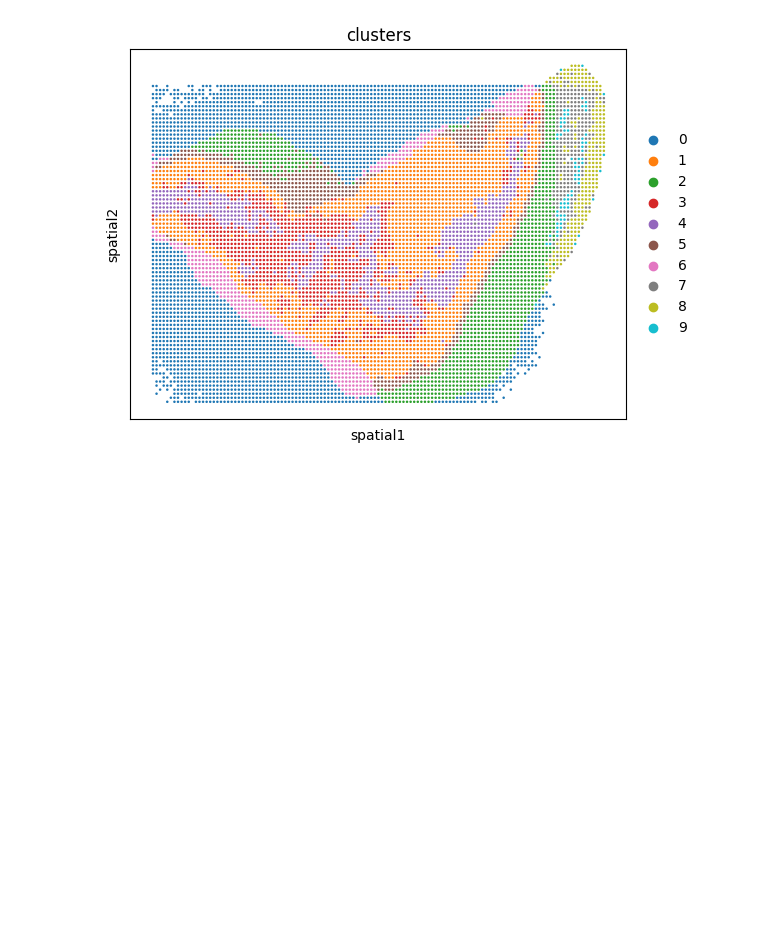
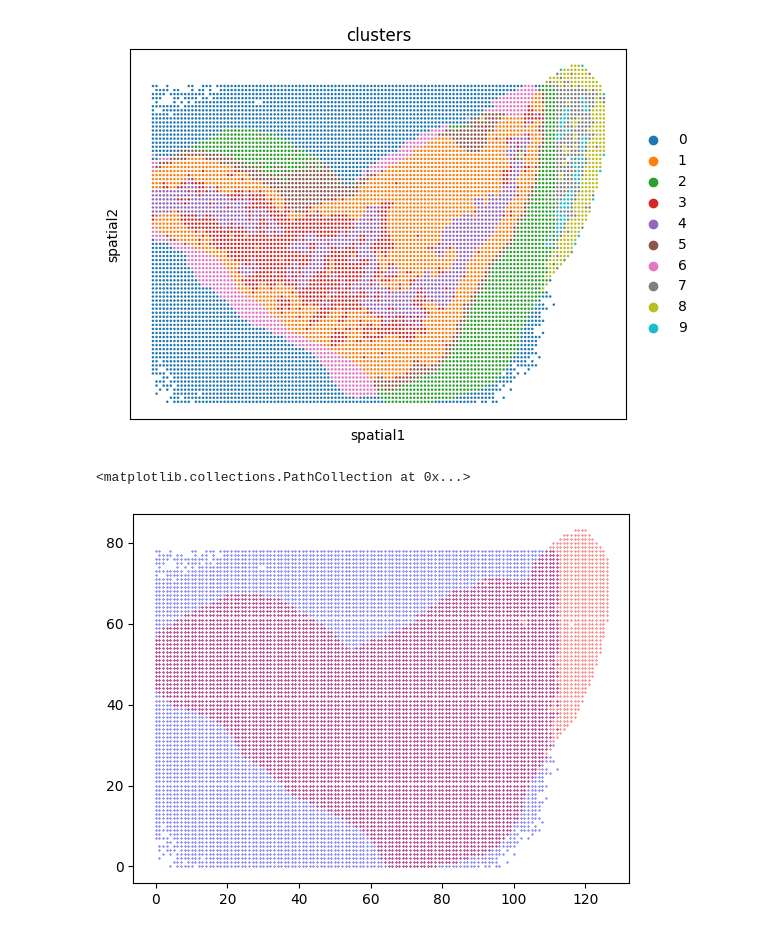
Before and after one commit to cb11711211/sc_st_attention_integration, a Jupyter notebook: pot_fuse_prot_rna.ipynb, the cells around one changed output. Saved outputs shown, nothing was run; the diff lists cells and outputs as text; code cells hidden in the pictures; blank space fills up the shorter version.

```diff
--- a/pot_fuse_prot_rna.ipynb
+++ b/pot_fuse_prot_rna.ipynb
@@ -122,3 +122,29 @@ sc.pl.embedding(adata, basis="spatial", color="clusters")
 # %% [output]
 [figure]
 [figure]
+# %%
+# rna_coords
+rna_coords = rna_data.index.str.split("_", expand=True)
+rna_coords = np.asarray(rna_coords)
+rna_coordination = np.zeros((0, 2))
+for coord in rna_coords:
+    x = int(coord[0])
+    y = int(coord[1])
+    rna_coordination = np.vstack((rna_coordination, [x, y]))
+
+# prot_coords
+prot_coords = prot_data.index.str.split("_", expand=True)
+prot_coords = np.asarray(prot_coords)
+prot_coordination = np.zeros((0, 2))
+for coord in prot_coords:
+    x = int(coord[0])
+    y = int(coord[1])
+    prot_coordination = np.vstack((prot_coordination, [x, y]))
+# %%
+# rna_data.index.str.split("_", expand=True)
+plt.scatter(rna_coordination[:, 0], rna_coordination[:, 1], c="b", marker="o", s = 0.1)
+# plt.scatter(prot_coordination[:, 0], prot_coordination.max(axis=0)[1]-prot_coordination[:, 1], c="r", marker="o", s = 0.1)
+plt.scatter(prot_coordination[:, 0], prot_coordination[:, 1], c="r", marker="o", s = 0.1)
+# %% [output]
+<matplotlib.collections.PathCollection at 0x...>
+[figure, added]
```
Also changed, not shown: parts of 5 cells of this notebook.
